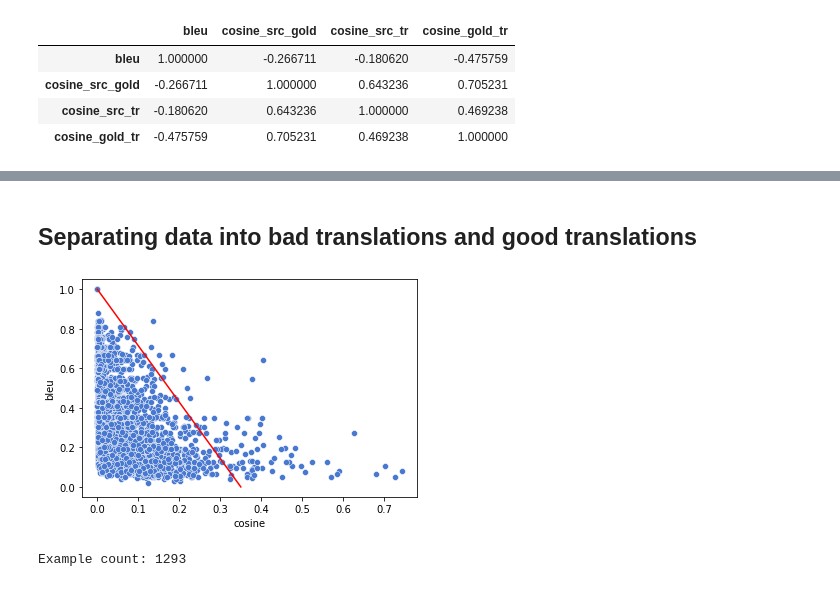
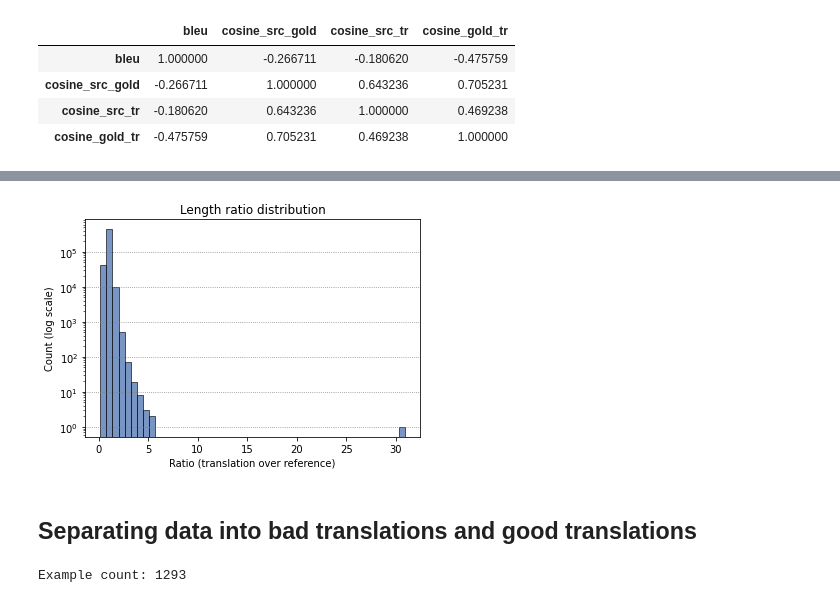
Before and after one commit to no-brainer/tda-mt-mirror, a Jupyter notebook: analysis/translation_scores_analysis.ipynb, the cells around one changed output, grey strips where cells are left out. Saved outputs shown, nothing was run; the diff lists cells and outputs as text; code cells hidden in the pictures.

```diff
--- a/analysis/translation_scores_analysis.ipynb
+++ b/analysis/translation_scores_analysis.ipynb
@@ -234,0 +260,10 @@ Correlation between evaluation scores
+# %%
+corpus_df = pd.read_csv("../data/tatoeba_train.tsv", sep="\t", names=["lang1", "lang2", "sent1", "sent2"])
+corpus_df = corpus_df.loc[df.index]
+
+df["reference_length"] = corpus_df.sent2.str.len()
+df["src"] = corpus_df.sent1
+
+del corpus_df
+# %%
+df["len_ratio"] = df.lengths / df.reference_length
@@ -235,13 +277,21 @@ Correlation between evaluation scores
+# %%
+sns.histplot(df.len_ratio, bins=50)
+
+ax = plt.gca()
+ax.set_yscale("log")
+ax.set(
+    title="Length ratio distribution",
+    xlabel="Ratio (translation over reference)",
+    ylabel="Count (log scale)",
+)
+
+ax.yaxis.grid(linestyle="dotted", color="grey", zorder=0)
+
+plt.show()
+# %% [output]
+[figure, added]
 # %% [markdown]
 ## Separating data into bad translations and good translations
-# %%
-sns.scatterplot(data=df.sample(5000), y="bleu", x="cosine")
-
-plt.plot([0, 0.35], [1, 0], c="r")
-
-plt.show()
-# %% [output]
-[figure, removed]
 # %%
 cut_df = df[((df.bleu - 20 / 7 * df.cosine) < 0) & (df.bleu > 0.4)]
 
```
Also changed, not shown: parts of 4 cells of this notebook.
